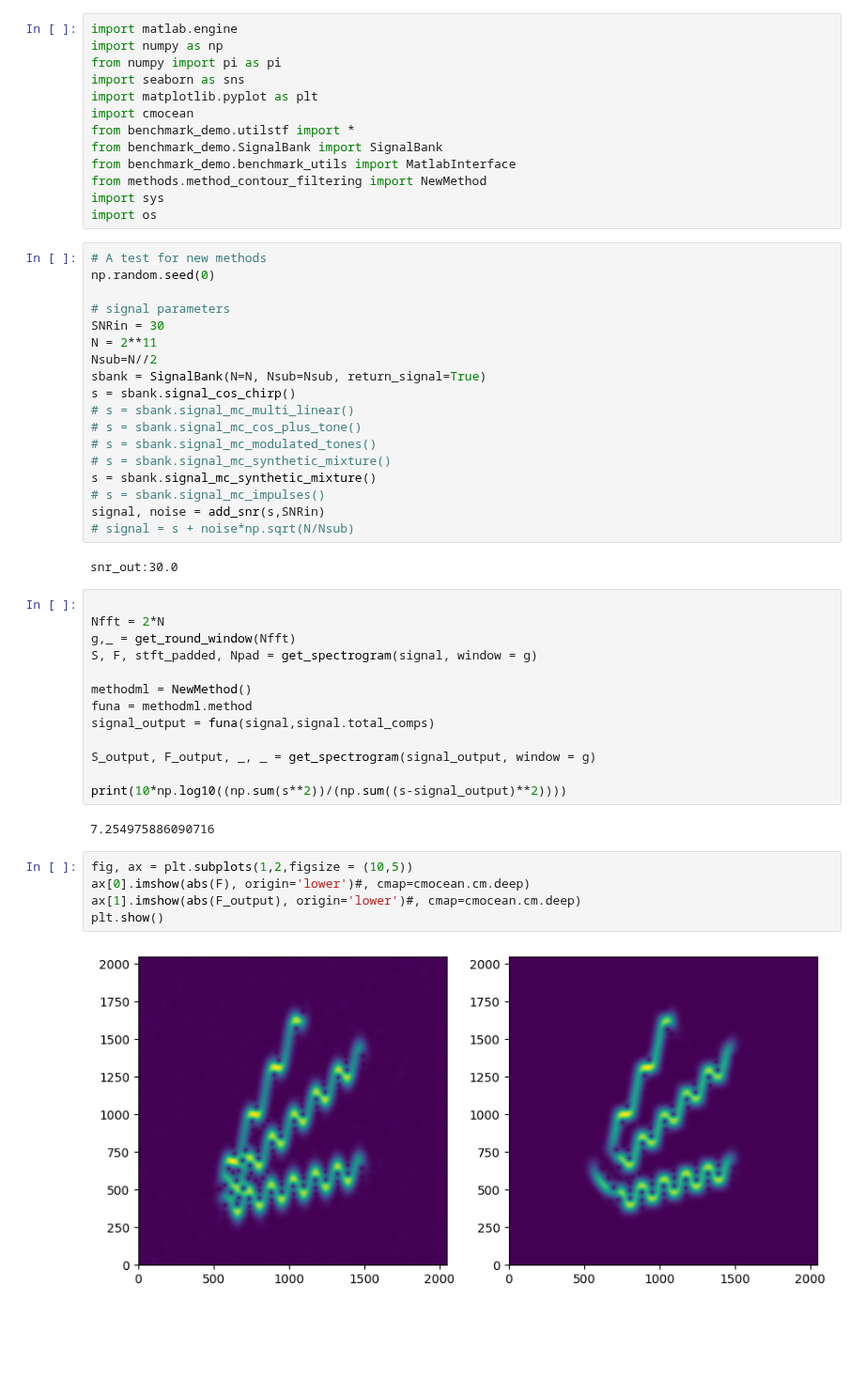
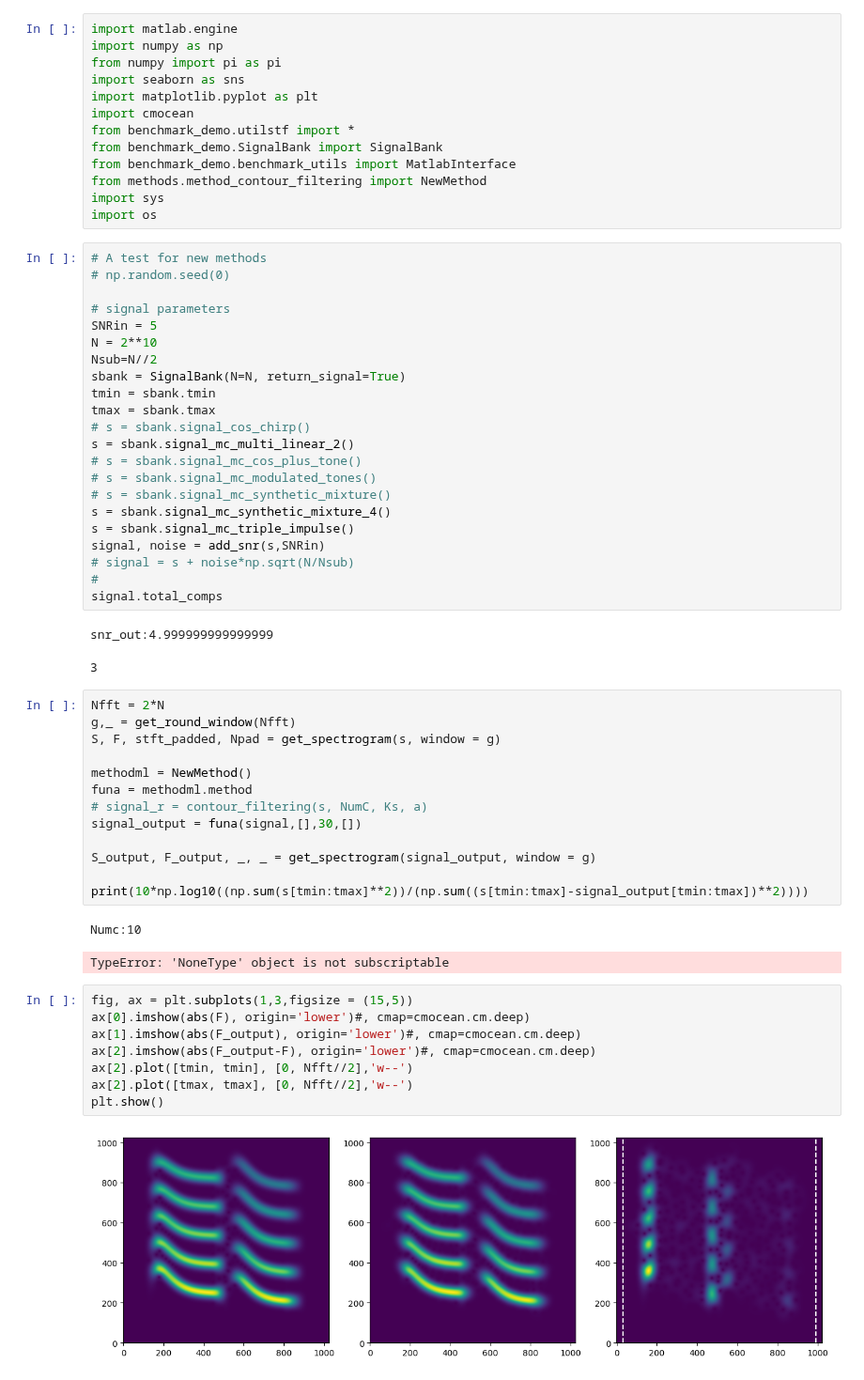
Before and after one commit to jmiramont/benchmarks-detection-denoising, a Jupyter notebook: notebooks/demo_method_contour_filtering.ipynb, the cells around one changed output. Shown at 94% size. Cells and saved outputs as stored; diff of their text form; blank space fills up the shorter version.

Commit message:
Minor changes in SignalBank

```diff
--- a/notebooks/demo_method_contour_filtering.ipynb
+++ b/notebooks/demo_method_contour_filtering.ipynb
@@ -15,43 +15,52 @@ import sys
 import os
 # %%
 # A test for new methods
-np.random.seed(0)
+# np.random.seed(0)
 
 # signal parameters
-SNRin = 30
-N = 2**11
+SNRin = 5
+N = 2**10
 Nsub=N//2
-sbank = SignalBank(N=N, Nsub=Nsub, return_signal=True)
-s = sbank.signal_cos_chirp()
-# s = sbank.signal_mc_multi_linear()
+sbank = SignalBank(N=N, return_signal=True)
+tmin = sbank.tmin
+tmax = sbank.tmax
+# s = sbank.signal_cos_chirp()
+s = sbank.signal_mc_multi_linear_2()
 # s = sbank.signal_mc_cos_plus_tone()
 # s = sbank.signal_mc_modulated_tones()
 # s = sbank.signal_mc_synthetic_mixture()
-s = sbank.signal_mc_synthetic_mixture()
-# s = sbank.signal_mc_impulses()
+s = sbank.signal_mc_synthetic_mixture_4()
+s = sbank.signal_mc_triple_impulse()
 signal, noise = add_snr(s,SNRin)
 # signal = s + noise*np.sqrt(N/Nsub)
+#
+signal.total_comps
 # %% [output]
-snr_out:30.0
+snr_out:4.999999999999999
+3
 # %%
-
 Nfft = 2*N
 g,_ = get_round_window(Nfft)
-S, F, stft_padded, Npad = get_spectrogram(signal, window = g)
+S, F, stft_padded, Npad = get_spectrogram(s, window = g)
 
 methodml = NewMethod()
 funa = methodml.method
-signal_output = funa(signal,signal.total_comps)
+# signal_r = contour_filtering(s, NumC, Ks, a)
+signal_output = funa(signal,[],30,[])
 
 S_output, F_output, _, _ = get_spectrogram(signal_output, window = g)
 
-print(10*np.log10((np.sum(s**2))/(np.sum((s-signal_output)**2))))
+print(10*np.log10((np.sum(s[tmin:tmax]**2))/(np.sum((s[tmin:tmax]-signal_output[tmin:tmax])**2))))
 # %% [output]
-7.254975886090716
+Numc:10
+TypeError: 'NoneType' object is not subscriptable
 # %%
-fig, ax = plt.subplots(1,2,figsize = (10,5))
+fig, ax = plt.subplots(1,3,figsize = (15,5))
 ax[0].imshow(abs(F), origin='lower')#, cmap=cmocean.cm.deep)
 ax[1].imshow(abs(F_output), origin='lower')#, cmap=cmocean.cm.deep)
+ax[2].imshow(abs(F_output-F), origin='lower')#, cmap=cmocean.cm.deep)
+ax[2].plot([tmin, tmin], [0, Nfft//2],'w--')
+ax[2].plot([tmax, tmax], [0, Nfft//2],'w--')
 plt.show()
 # %% [output]
-[figure, old version]
+[figure, new version]
```
Also changed, not shown: 4 other files.
